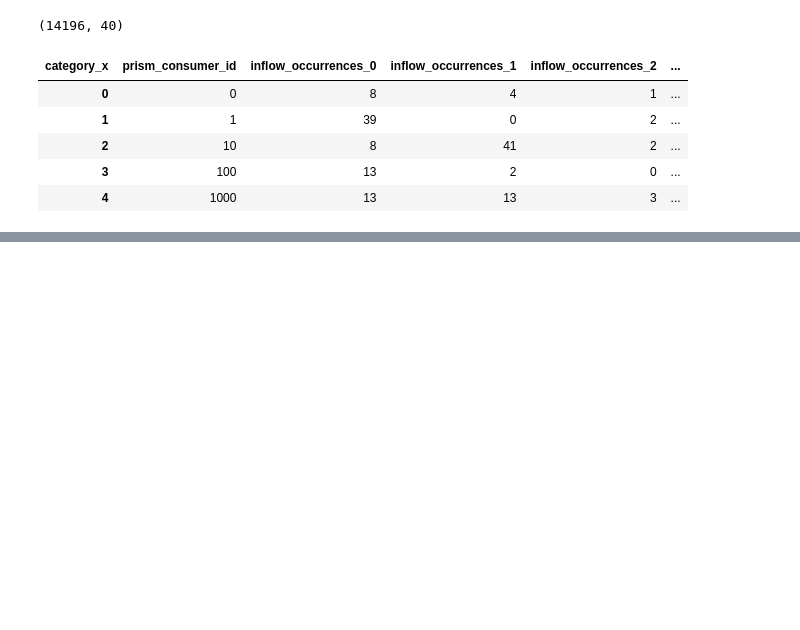
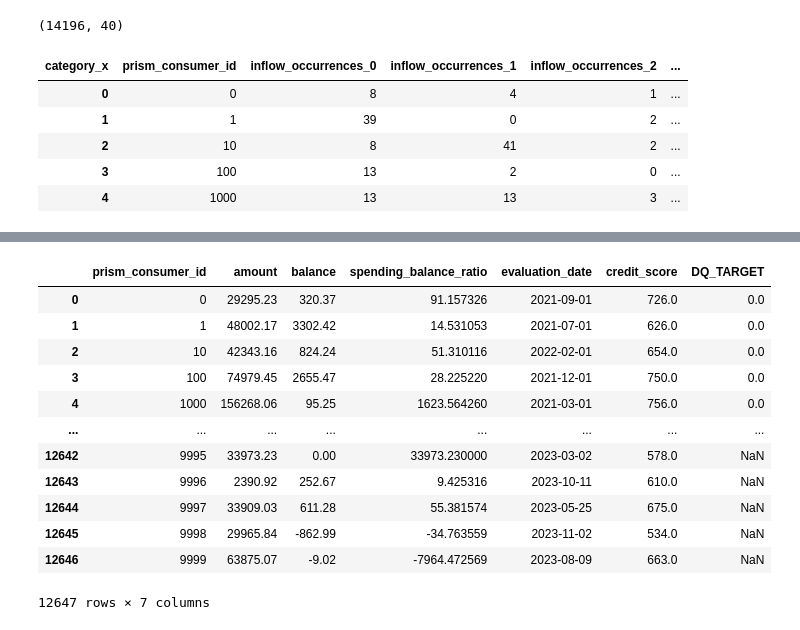
Before and after one commit to hillarychang/dsc180b-capstone-q2, a Jupyter notebook: src/notebooks/kevin_q2_eda.ipynb, the cells around one changed output, grey strips where cells are left out. Drawn from its saved outputs; the diff is of its cells as text; code cells hidden in the pictures; blank space fills up the shorter version.

```diff
--- a/src/notebooks/kevin_q2_eda.ipynb
+++ b/src/notebooks/kevin_q2_eda.ipynb
@@ -109,8 +109,9 @@ spend_balance_dq.head()
 | 4 | 1000 | 156268.06 | 95.25 | 1623.564260 | 2021-03-01 | 756.0 | 0.0 |
 # %%
 from sklearn.linear_model import LogisticRegression
+from sklearn.preprocessing import StandardScaler
 from sklearn.model_selection import train_test_split
-from sklearn.metrics import classification_report
+from sklearn.metrics import classification_report, roc_auc_score
 from sklearn.ensemble import RandomForestClassifier
 from sklearn.exceptions import UndefinedMetricWarning
 from imblearn.over_sampling import SMOTE
@@ -157,40 +158,46 @@ def run_classification(
     resampler = SMOTETomek(random_state=random_state)
     X_train, y_train = resampler.fit_resample(X_train, y_train)
 
+    scaler = StandardScaler()
+    X_train = scaler.fit_transform(X_train)
+    X_test = scaler.transform(X_test)
+
     # Logistic Regression
-    log_model = LogisticRegression(class_weight="balanced")
+    log_model = LogisticRegression(class_weight="balanced", max_iter = 200)
     log_model.fit(X_train, y_train)
     log_y_pred = log_model.predict(X_test)
+    log_y_proba = log_model.predict_proba(X_test)[:, 1]
     print(f"Logistic Regression for {feature_column}")
     print(classification_report(y_test, log_y_pred))
+    print(f"ROC-AUC Score: {roc_auc_score(y_test, log_y_proba):.3f}")
 
     # Random Forest Classification
     rfc_model = RandomForestClassifier(random_state=random_state)
     rfc_model.fit(X_train, y_train)
     rfc_y_pred = rfc_model.predict(X_test)
+    rfc_y_proba = rfc_model.predict_proba(X_test)[:, 1]
     print(f"\nRandom Forest Classification for {feature_column}")
     print(classification_report(y_test, rfc_y_pred))
+    print(f"ROC-AUC Score: {roc_auc_score(y_test, rfc_y_proba):.3f}")
 
     # Light GBM
     lgb_model = lgb.LGBMClassifier()
     lgb_model.fit(X_train, y_train)
     lgb_y_pred = lgb_model.predict(X_test)
+    lgb_y_proba = lgb_model.predict_proba(X_test)[:, 1]
     print(f"\nLGB Model Classification for {feature_column}")
     print(classification_report(y_test, lgb_y_pred))
+    print(f"ROC-AUC Score: {roc_auc_score(y_test, lgb_y_proba):.3f}")
 
-    # SVC Model
-    # svc_model = SVC(probability=True, random_state=random_state)
-    # svc_model.fit(X_train, y_train)
-    # svc_y_pred = svc_model.predict(X_test)
-    # print(f"\nSVM Classification for {feature_column}")
-    # print(classification_report(y_test, svc_y_pred))
 
     # Balanced Random Forest
     brf_model = BalancedRandomForestClassifier(random_state=random_state)
     brf_model.fit(X_train, y_train)
     brf_y_pred = brf_model.predict(X_test)
+    brf_y_proba = brf_model.predict_proba(X_test)[:, 1]
     print(f"\nBalanced Random Forest Classification for {feature_column}")
     print(classification_report(y_test, brf_y_pred))
+    print(f"ROC-AUC Score: {roc_auc_score(y_test, brf_y_proba):.3f}")
 # %%
 # Example usage:
 run_classification(["std_balance"], "DQ_TARGET", consumer_balance)
@@ -445,0 +480,16 @@ ba
+# %%
+spend_balance_dq
+# %% [output]
+|  | prism_consumer_id | amount | balance | spending_balance_ratio | evaluation_date | credit_score | DQ_TARGET |
+| 0 | 0 | 29295.23 | 320.37 | 91.157326 | 2021-09-01 | 726.0 | 0.0 |
+| 1 | 1 | 48002.17 | 3302.42 | 14.531053 | 2021-07-01 | 626.0 | 0.0 |
+| 2 | 10 | 42343.16 | 824.24 | 51.310116 | 2022-02-01 | 654.0 | 0.0 |
+| 3 | 100 | 74979.45 | 2655.47 | 28.225220 | 2021-12-01 | 750.0 | 0.0 |
+| 4 | 1000 | 156268.06 | 95.25 | 1623.564260 | 2021-03-01 | 756.0 | 0.0 |
+| ... | ... | ... | ... | ... | ... | ... | ... |
+| 12642 | 9995 | 33973.23 | 0.00 | 33973.230000 | 2023-03-02 | 578.0 | NaN |
+| 12643 | 9996 | 2390.92 | 252.67 | 9.425316 | 2023-10-11 | 610.0 | NaN |
+| 12644 | 9997 | 33909.03 | 611.28 | 55.381574 | 2023-05-25 | 675.0 | NaN |
+| 12645 | 9998 | 29965.84 | -862.99 | -34.763559 | 2023-11-02 | 534.0 | NaN |
+| 12646 | 9999 | 63875.07 | -9.02 | -7964.472569 | 2023-08-09 | 663.0 | NaN |
+12647 rows × 7 columns
```
Also changed, not shown: parts of 11 cells of this notebook.
